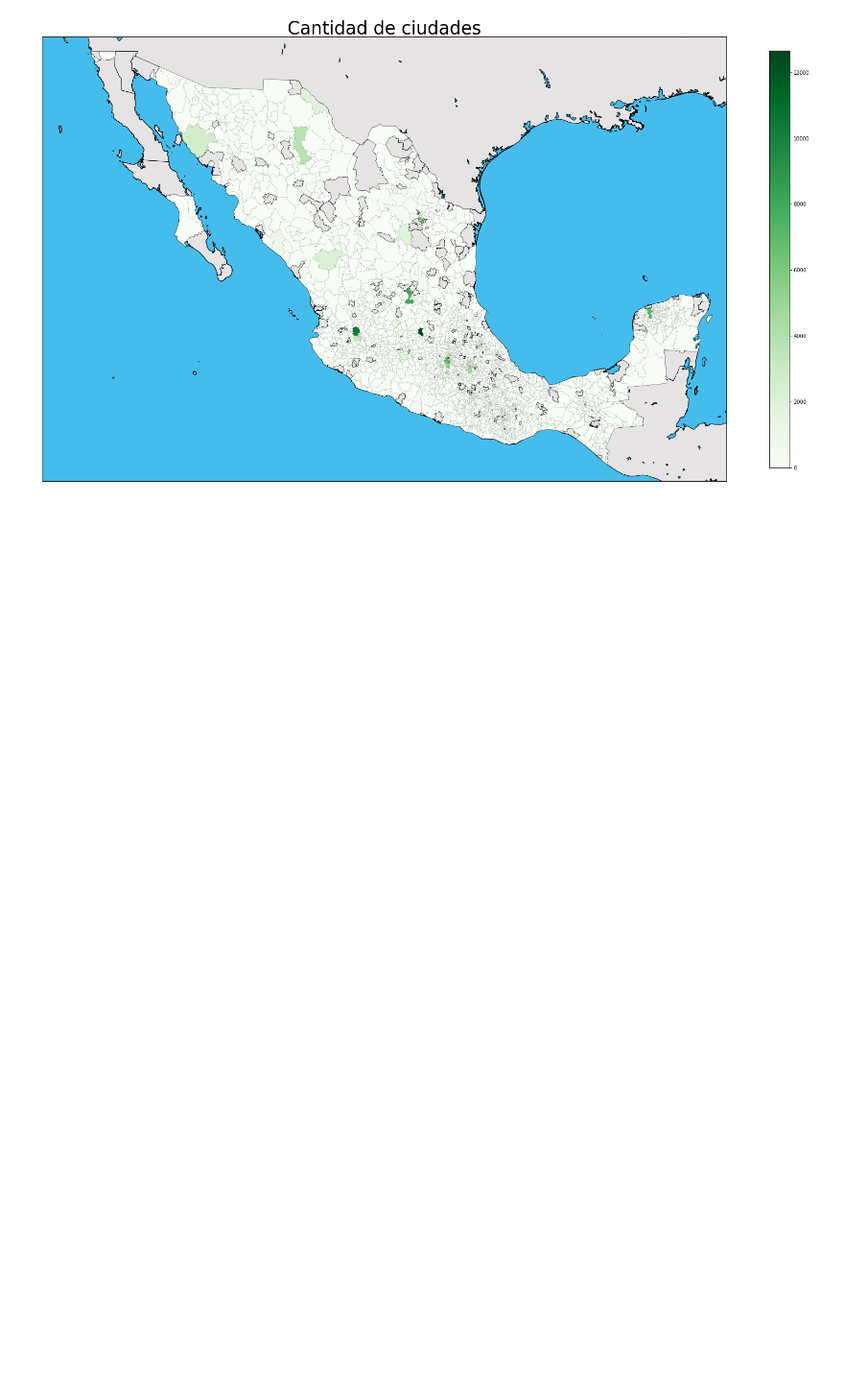
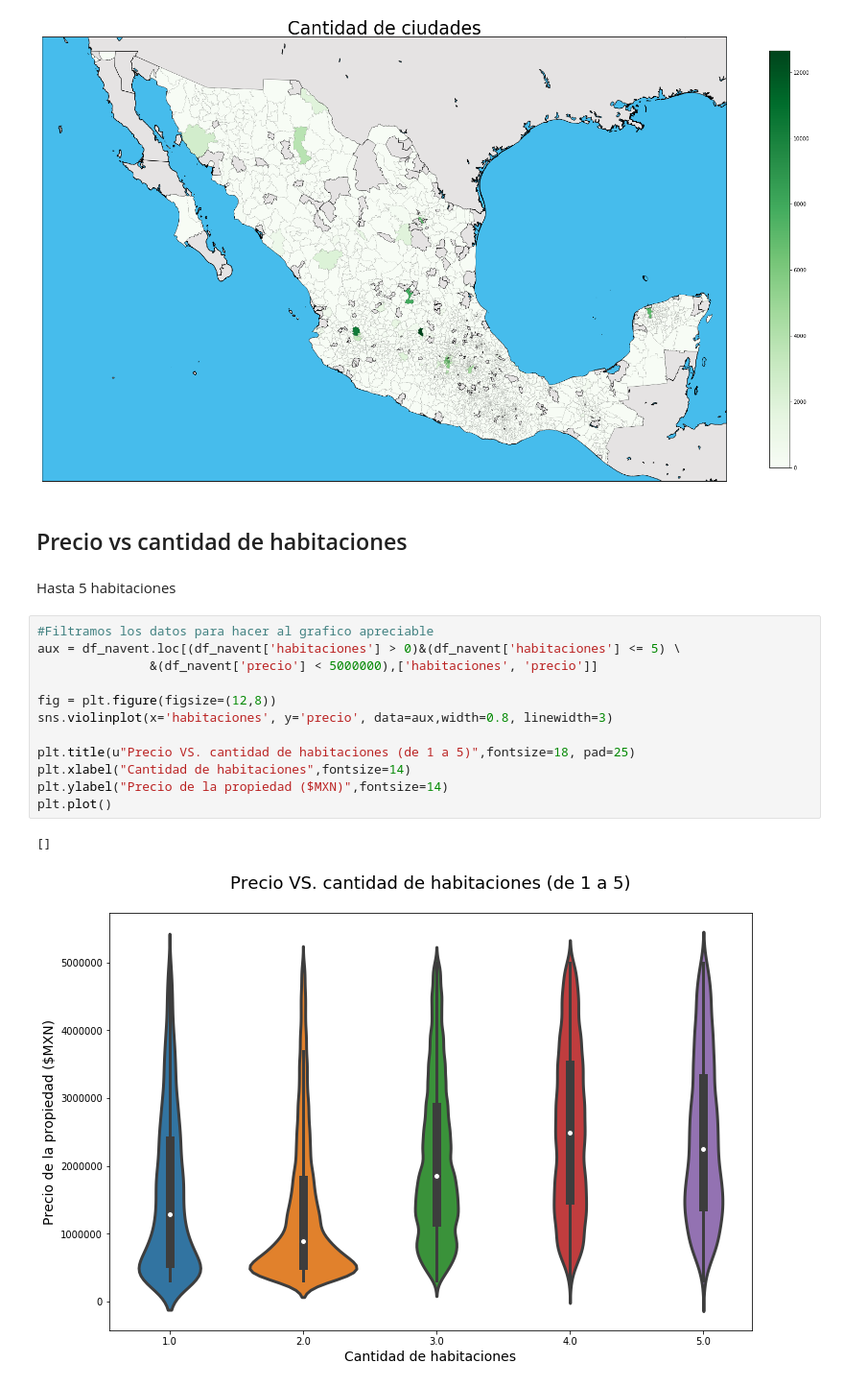
Before and after one commit to rozanecm/7506_2c2019_tp1, a Jupyter notebook: notebooks/Analisis by FC.ipynb, the cells around one changed output. Shown at 96% size. Drawn from its saved outputs; the diff is of its cells as text; blank space fills up the shorter version.

Commit message:
Plots de violin vs cantidades habitaciones baños etc

```diff
--- a/notebooks/Analisis by FC.ipynb
+++ b/notebooks/Analisis by FC.ipynb
@@ -217,3 +217,22 @@ plt.show()
 The dedent function was deprecated in Matplotlib 3.1 and will be removed in 3.3. Use inspect.cleandoc instead.
   # This is added back by InteractiveShellApp.init_path()
 [figure]
+# %% [markdown]
+## Precio vs cantidad de habitaciones
+# %% [markdown]
+Hasta 5 habitaciones
+# %%
+#Filtramos los datos para hacer al grafico apreciable
+aux = df_navent.loc[(df_navent['habitaciones'] > 0)&(df_navent['habitaciones'] <= 5) \
+               &(df_navent['precio'] < 5000000),['habitaciones', 'precio']]
+
+fig = plt.figure(figsize=(12,8))
+sns.violinplot(x='habitaciones', y='precio', data=aux,width=0.8, linewidth=3)
+
+plt.title(u"Precio VS. cantidad de habitaciones (de 1 a 5)",fontsize=18, pad=25)
+plt.xlabel("Cantidad de habitaciones",fontsize=14)
+plt.ylabel("Precio de la propiedad ($MXN)",fontsize=14)
+plt.plot()
+# %% [output]
+[]
+[figure, added]
```
Also changed, not shown: parts of 7 cells of this notebook.
